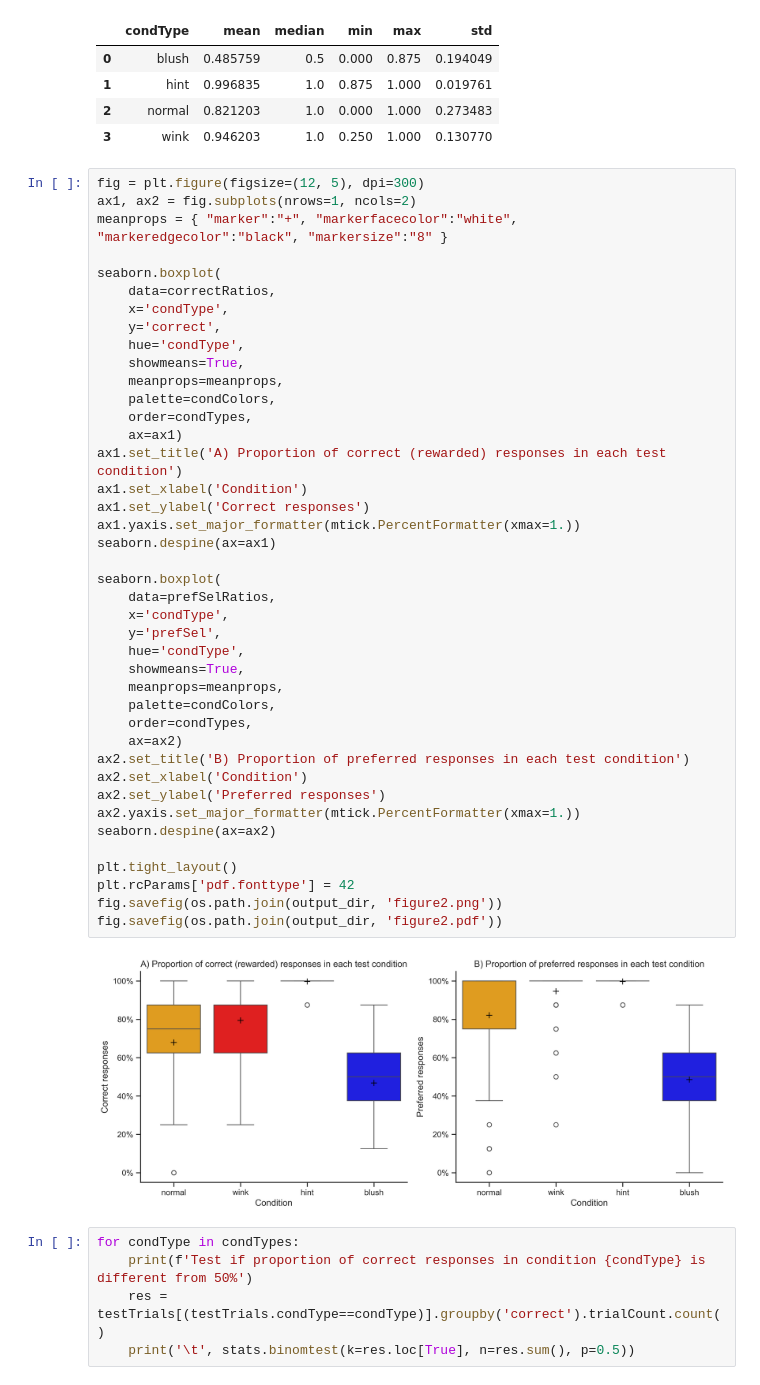
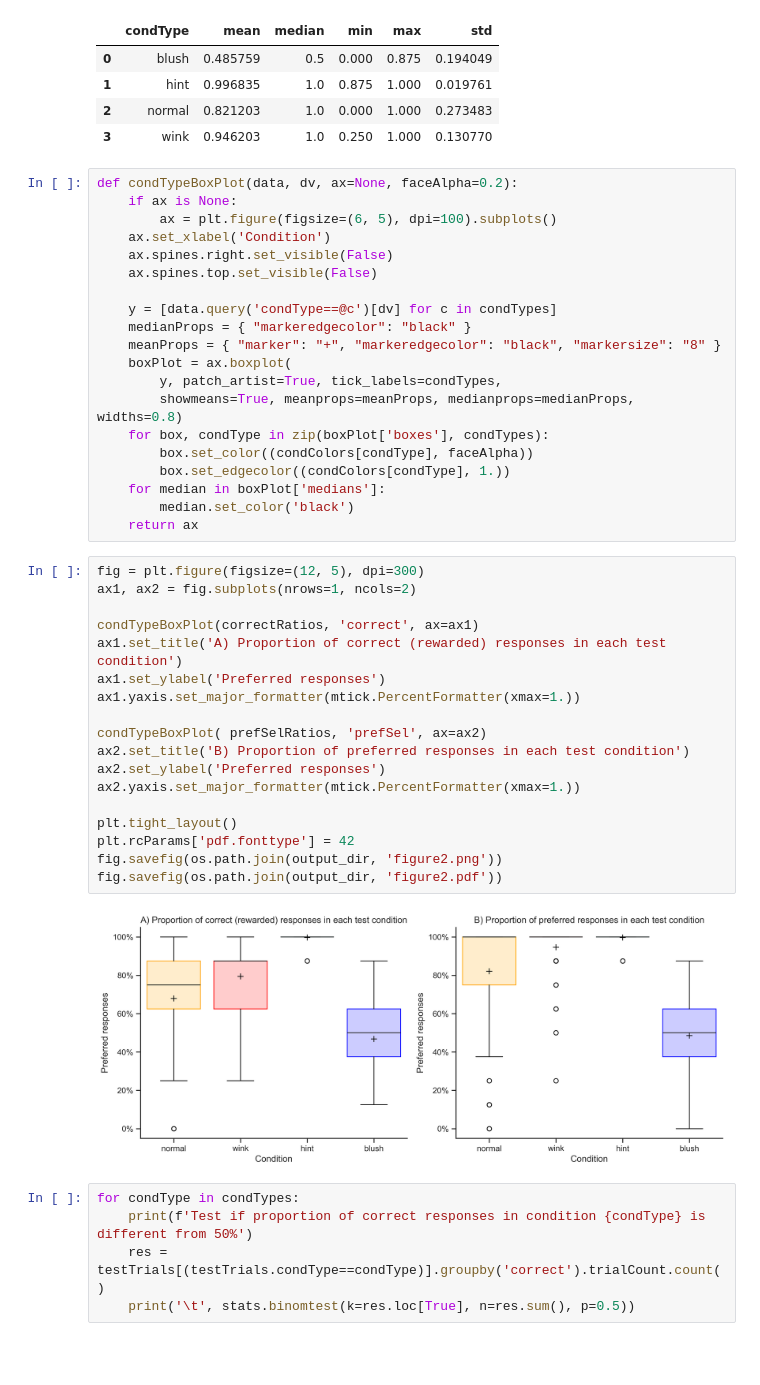
Before and after one commit to gesztesigabor/winkorblush, a Jupyter notebook: analysis/behavior.ipynb, the cells around one changed output. Cells and saved outputs as stored; diff of their text form; blank space fills up the shorter version.

```diff
--- a/analysis/behavior.ipynb
+++ b/analysis/behavior.ipynb
@@ -45,49 +47,46 @@ Proportion of preferred responses
 | 1 | hint | 0.996835 | 1.0 | 0.875 | 1.000 | 0.019761 |
 | 2 | normal | 0.821203 | 1.0 | 0.000 | 1.000 | 0.273483 |
 | 3 | wink | 0.946203 | 1.0 | 0.250 | 1.000 | 0.130770 |
+# %%
+def condTypeBoxPlot(data, dv, ax=None, faceAlpha=0.2):
+    if ax is None:
+        ax = plt.figure(figsize=(6, 5), dpi=100).subplots()
+    ax.set_xlabel('Condition')
+    ax.spines.right.set_visible(False)
+    ax.spines.top.set_visible(False)
+
+    y = [data.query('condType==@c')[dv] for c in condTypes]
+    medianProps = { "markeredgecolor": "black" }
+    meanProps = { "marker": "+", "markeredgecolor": "black", "markersize": "8" }
+    boxPlot = ax.boxplot(
+        y, patch_artist=True, tick_labels=condTypes,
+        showmeans=True, meanprops=meanProps, medianprops=medianProps, widths=0.8)
+    for box, condType in zip(boxPlot['boxes'], condTypes):
+        box.set_color((condColors[condType], faceAlpha))
+        box.set_edgecolor((condColors[condType], 1.))
+    for median in boxPlot['medians']:
+        median.set_color('black')
+    return ax
 # %%
 fig = plt.figure(figsize=(12, 5), dpi=300)
 ax1, ax2 = fig.subplots(nrows=1, ncols=2)
-meanprops = { "marker":"+", "markerfacecolor":"white", "markeredgecolor":"black", "markersize":"8" }
 
-seaborn.boxplot(
-    data=correctRatios,
-    x='condType',
-    y='correct',
-    hue='condType',
-    showmeans=True,
-    meanprops=meanprops,
-    palette=condColors,
-    order=condTypes,
-    ax=ax1)
+condTypeBoxPlot(correctRatios, 'correct', ax=ax1)
 ax1.set_title('A) Proportion of correct (rewarded) responses in each test condition')
-ax1.set_xlabel('Condition')
-ax1.set_ylabel('Correct responses')
+ax1.set_ylabel('Preferred responses')
 ax1.yaxis.set_major_formatter(mtick.PercentFormatter(xmax=1.))
-seaborn.despine(ax=ax1)
 
-seaborn.boxplot(
-    data=prefSelRatios,
-    x='condType',
-    y='prefSel',
-    hue='condType',
-    showmeans=True,
-    meanprops=meanprops,
-    palette=condColors,
-    order=condTypes,
-    ax=ax2)
+condTypeBoxPlot( prefSelRatios, 'prefSel', ax=ax2)
 ax2.set_title('B) Proportion of preferred responses in each test condition')
-ax2.set_xlabel('Condition')
 ax2.set_ylabel('Preferred responses')
 ax2.yaxis.set_major_formatter(mtick.PercentFormatter(xmax=1.))
-seaborn.despine(ax=ax2)
 
 plt.tight_layout()
 plt.rcParams['pdf.fonttype'] = 42
 fig.savefig(os.path.join(output_dir, 'figure2.png'))
 fig.savefig(os.path.join(output_dir, 'figure2.pdf'))
 # %% [output]
-[figure, old version]
+[figure, new version]
 # %%
 for condType in condTypes:
     print(f'Test if proportion of correct responses in condition {condType} is different from 50%')
```
Also changed, not shown: parts of 1 cell of this notebook, 30 other files.
